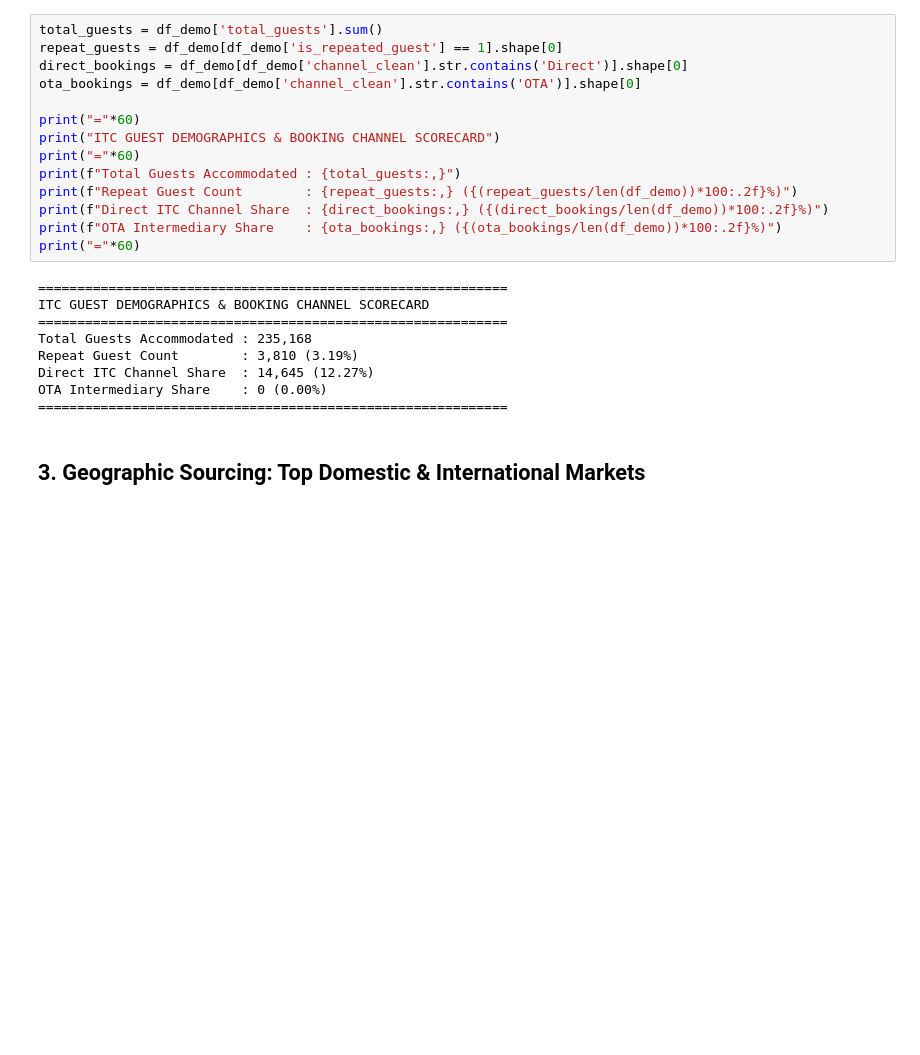
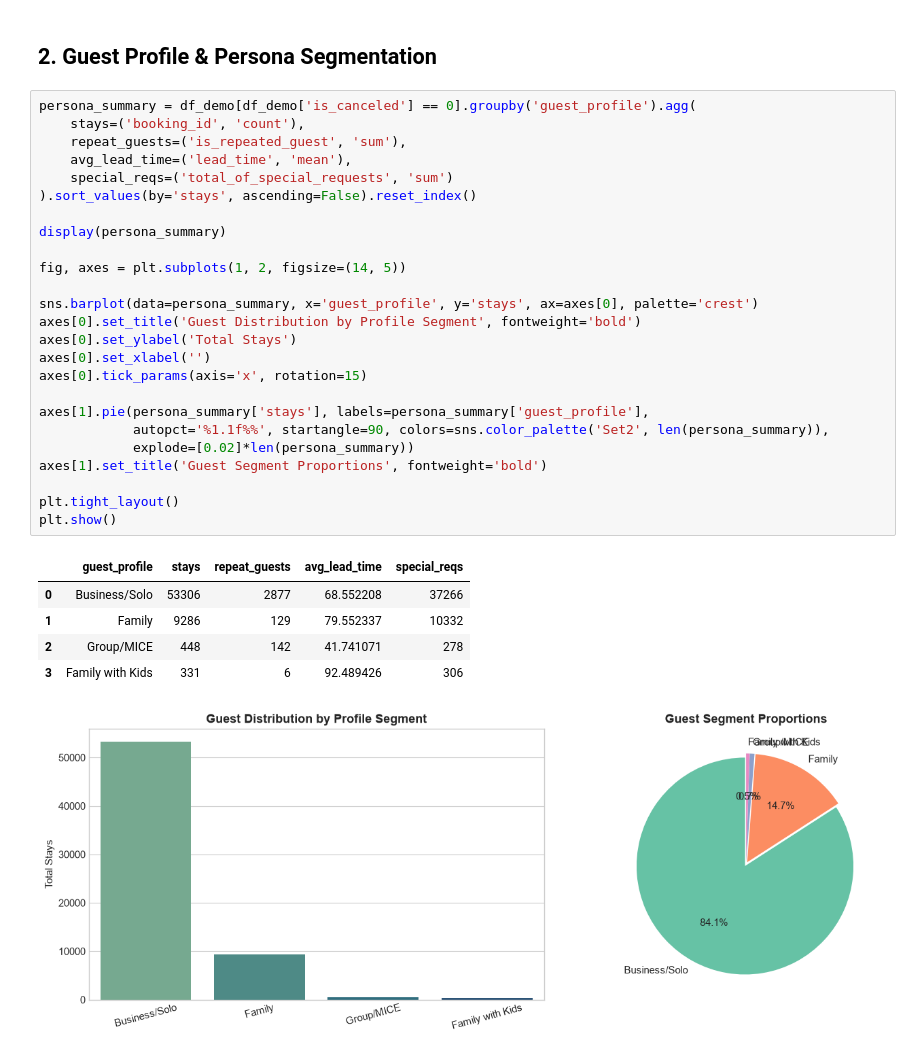
Before and after one commit to Avis1229/ITC_HOTEL_S_MODULE, a Jupyter notebook: module3_guest_demographics_channels.ipynb, the cells around one changed output. Saved outputs shown, nothing was run; the diff lists cells and outputs as text; blank space fills up the shorter version.

```diff
--- a/module3_guest_demographics_channels.ipynb
+++ b/module3_guest_demographics_channels.ipynb
@@ -36,25 +76,34 @@ Total Demographics Records: 119,390
-# %%
-total_guests = df_demo['total_guests'].sum()
-repeat_guests = df_demo[df_demo['is_repeated_guest'] == 1].shape[0]
-direct_bookings = df_demo[df_demo['channel_clean'].str.contains('Direct')].shape[0]
-ota_bookings = df_demo[df_demo['channel_clean'].str.contains('OTA')].shape[0]
-
-print("="*60)
-print("ITC GUEST DEMOGRAPHICS & BOOKING CHANNEL SCORECARD")
-print("="*60)
-print(f"Total Guests Accommodated : {total_guests:,}")
-print(f"Repeat Guest Count        : {repeat_guests:,} ({(repeat_guests/len(df_demo))*100:.2f}%)")
-print(f"Direct ITC Channel Share  : {direct_bookings:,} ({(direct_bookings/len(df_demo))*100:.2f}%)")
-print(f"OTA Intermediary Share    : {ota_bookings:,} ({(ota_bookings/len(df_demo))*100:.2f}%)")
-print("="*60)
-# %% [output]
-============================================================
-ITC GUEST DEMOGRAPHICS & BOOKING CHANNEL SCORECARD
-============================================================
-Total Guests Accommodated : 235,168
-Repeat Guest Count        : 3,810 (3.19%)
-Direct ITC Channel Share  : 14,645 (12.27%)
-OTA Intermediary Share    : 0 (0.00%)
-============================================================
-# %% [markdown]
-## 3. Geographic Sourcing: Top Domestic & International Markets
+# %% [markdown]
+## 2. Guest Profile & Persona Segmentation
+# %%
+persona_summary = df_demo[df_demo['is_canceled'] == 0].groupby('guest_profile').agg(
+    stays=('booking_id', 'count'),
+    repeat_guests=('is_repeated_guest', 'sum'),
+    avg_lead_time=('lead_time', 'mean'),
+    special_reqs=('total_of_special_requests', 'sum')
+).sort_values(by='stays', ascending=False).reset_index()
+
+display(persona_summary)
+
+fig, axes = plt.subplots(1, 2, figsize=(14, 5))
+
+sns.barplot(data=persona_summary, x='guest_profile', y='stays', ax=axes[0], palette='crest')
+axes[0].set_title('Guest Distribution by Profile Segment', fontweight='bold')
+axes[0].set_ylabel('Total Stays')
+axes[0].set_xlabel('')
+axes[0].tick_params(axis='x', rotation=15)
+
+axes[1].pie(persona_summary['stays'], labels=persona_summary['guest_profile'],
+            autopct='%1.1f%%', startangle=90, colors=sns.color_palette('Set2', len(persona_summary)),
+            explode=[0.02]*len(persona_summary))
+axes[1].set_title('Guest Segment Proportions', fontweight='bold')
+
+plt.tight_layout()
+plt.show()
+# %% [output]
+|  | guest_profile | stays | repeat_guests | avg_lead_time | special_reqs |
+| 0 | Business/Solo | 53306 | 2877 | 68.552208 | 37266 |
+| 1 | Family | 9286 | 129 | 79.552337 | 10332 |
+| 2 | Group/MICE | 448 | 142 | 41.741071 | 278 |
+| 3 | Family with Kids | 331 | 6 | 92.489426 | 306 |
+[figure, added]
```
Also changed, not shown: parts of 13 cells of this notebook, 1 other file.
